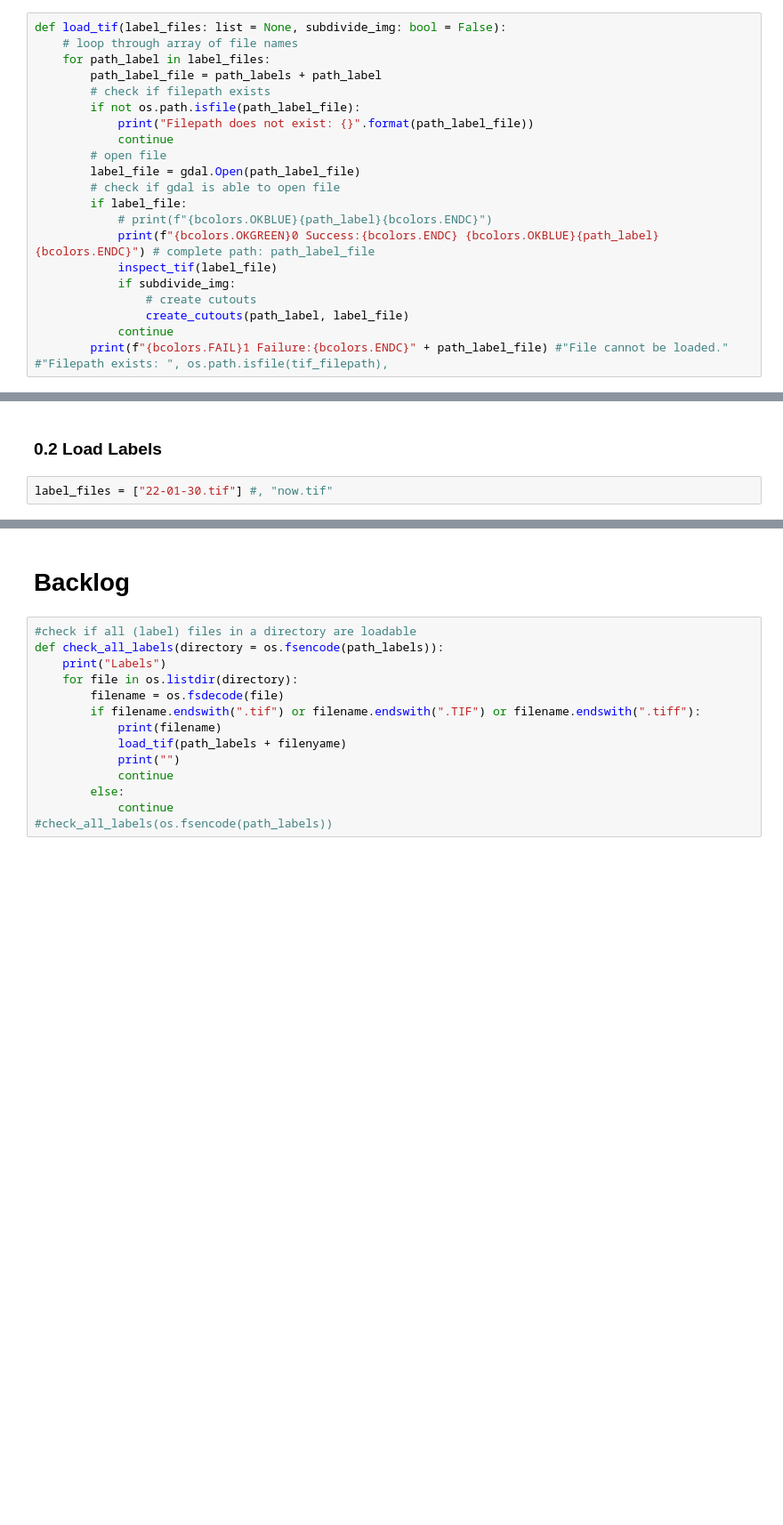
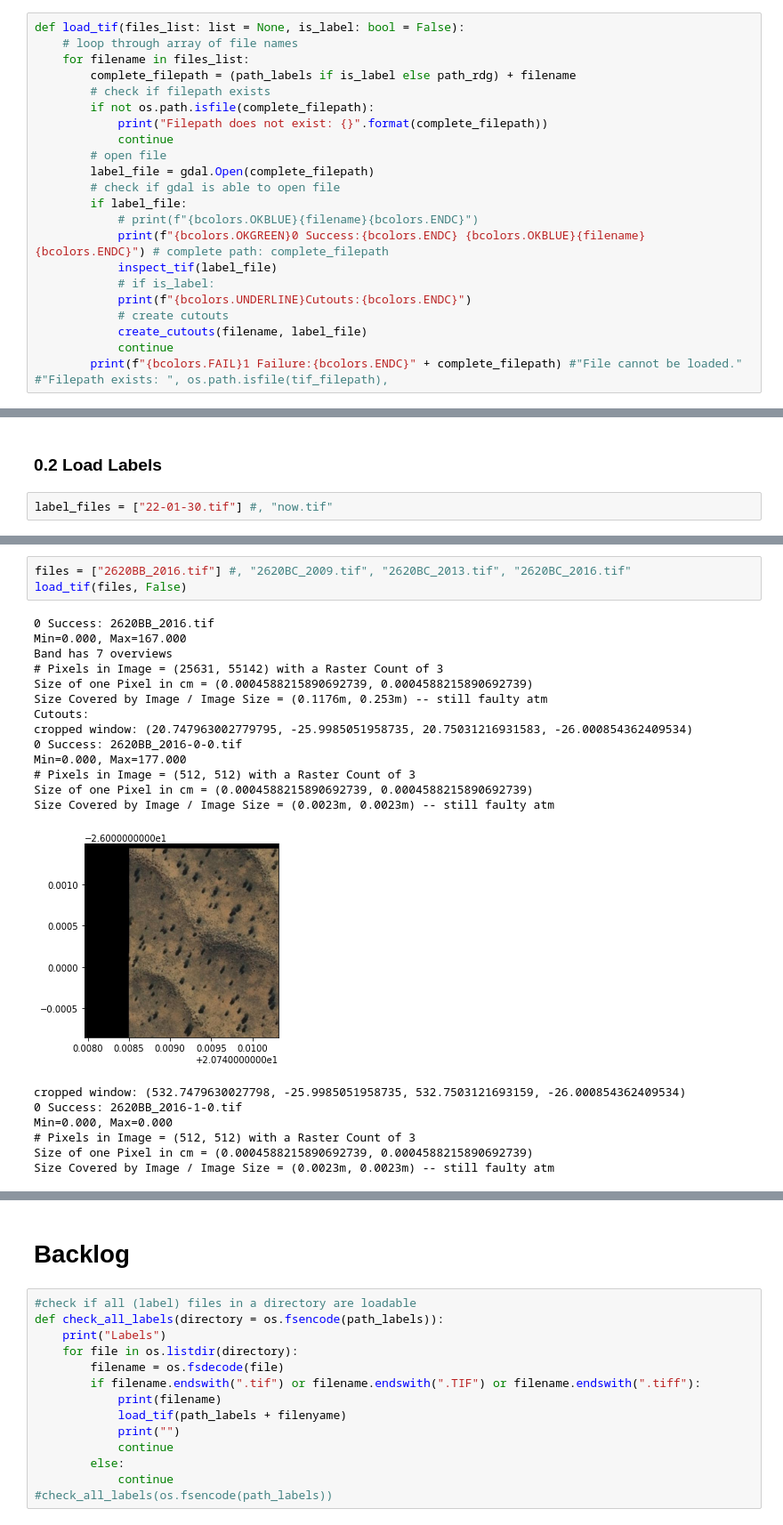
Before and after one commit to lgiesen/DL-Semantic-Segmentation-of-Tree-Stock-in-South-Africa-Using-Satellite-Images, a Jupyter notebook: main.ipynb, the cells around one changed output, grey strips where cells are left out. Shown at 89% size. Cells and saved outputs as stored; diff of their text form; blank space fills up the shorter version.

```diff
--- a/main.ipynb
+++ b/main.ipynb
@@ -184,23 +189,24 @@ def create_cutouts(path_label, label_file):
     # close tif
     cutout_path, label_file, cropped_window = None, None, None
 # %%
-def load_tif(label_files: list = None, subdivide_img: bool = False):
+def load_tif(files_list: list = None, is_label: bool = False):
     # loop through array of file names
-    for path_label in label_files:
-        path_label_file = path_labels + path_label
+    for filename in files_list:
+        complete_filepath = (path_labels if is_label else path_rdg) + filename
         # check if filepath exists
-        if not os.path.isfile(path_label_file):
-            print("Filepath does not exist: {}".format(path_label_file))
+        if not os.path.isfile(complete_filepath):
+            print("Filepath does not exist: {}".format(complete_filepath))
             continue
         # open file
-        label_file = gdal.Open(path_label_file)
+        label_file = gdal.Open(complete_filepath)
         # check if gdal is able to open file
         if label_file:
-            # print(f"{bcolors.OKBLUE}{path_label}{bcolors.ENDC}")
-            print(f"{bcolors.OKGREEN}0 Success:{bcolors.ENDC} {bcolors.OKBLUE}{path_label}{bcolors.ENDC}") # complete path: path_label_file
+            # print(f"{bcolors.OKBLUE}{filename}{bcolors.ENDC}")
+            print(f"{bcolors.OKGREEN}0 Success:{bcolors.ENDC} {bcolors.OKBLUE}{filename}{bcolors.ENDC}") # complete path: complete_filepath
             inspect_tif(label_file)
-            if subdivide_img:
-                # create cutouts
-                create_cutouts(path_label, label_file)
+            # if is_label:
+            print(f"{bcolors.UNDERLINE}Cutouts:{bcolors.ENDC}")
+            # create cutouts
+            create_cutouts(filename, label_file)
             continue
-        print(f"{bcolors.FAIL}1 Failure:{bcolors.ENDC}" + path_label_file) #"File cannot be loaded." #"Filepath exists: ", os.path.isfile(tif_filepath),
+        print(f"{bcolors.FAIL}1 Failure:{bcolors.ENDC}" + complete_filepath) #"File cannot be loaded." #"Filepath exists: ", os.path.isfile(tif_filepath),
@@ -226,0 +263,24 @@ Size Covered by Image / Image Size = (0.008027896031128447m, 0.00802789603112844
+# %%
+files = ["2620BB_2016.tif"] #, "2620BC_2009.tif", "2620BC_2013.tif", "2620BC_2016.tif"
+load_tif(files, False)
+# %% [output]
+0 Success: 2620BB_2016.tif
+Min=0.000, Max=167.000
+Band has 7 overviews
+# Pixels in Image = (25631, 55142) with a Raster Count of 3
+Size of one Pixel in cm = (0.0004588215890692739, 0.0004588215890692739)
+Size Covered by Image / Image Size = (0.1176m, 0.253m) -- still faulty atm
+Cutouts:
+cropped window: (20.747963002779795, -25.9985051958735, 20.75031216931583, -26.000854362409534)
+0 Success: 2620BB_2016-0-0.tif
+Min=0.000, Max=177.000
+# Pixels in Image = (512, 512) with a Raster Count of 3
+Size of one Pixel in cm = (0.0004588215890692739, 0.0004588215890692739)
+Size Covered by Image / Image Size = (0.0023m, 0.0023m) -- still faulty atm
+[figure, added]
+cropped window: (532.7479630027798, -25.9985051958735, 532.7503121693159, -26.000854362409534)
+0 Success: 2620BB_2016-1-0.tif
+Min=0.000, Max=0.000
+# Pixels in Image = (512, 512) with a Raster Count of 3
+Size of one Pixel in cm = (0.0004588215890692739, 0.0004588215890692739)
+Size Covered by Image / Image Size = (0.0023m, 0.0023m) -- still faulty atm
```
Also changed, not shown: parts of 9 cells of this notebook.
